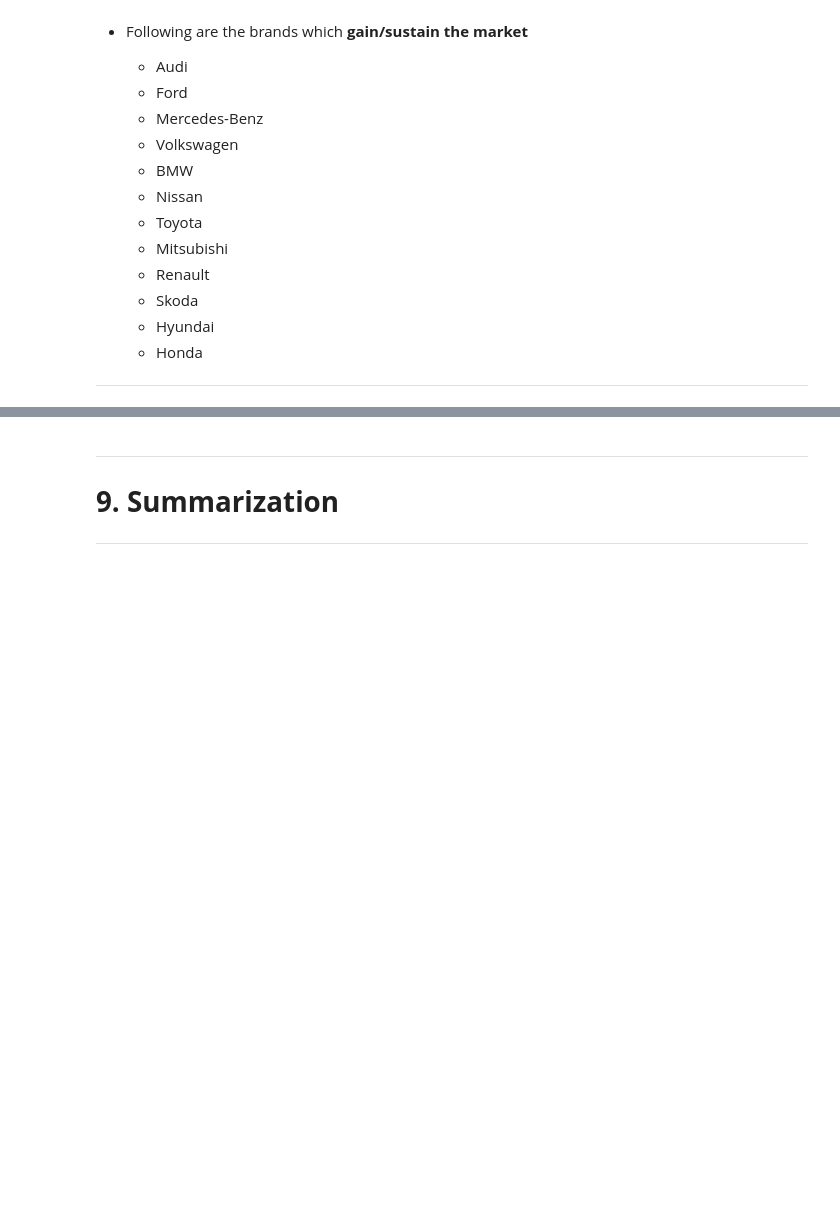
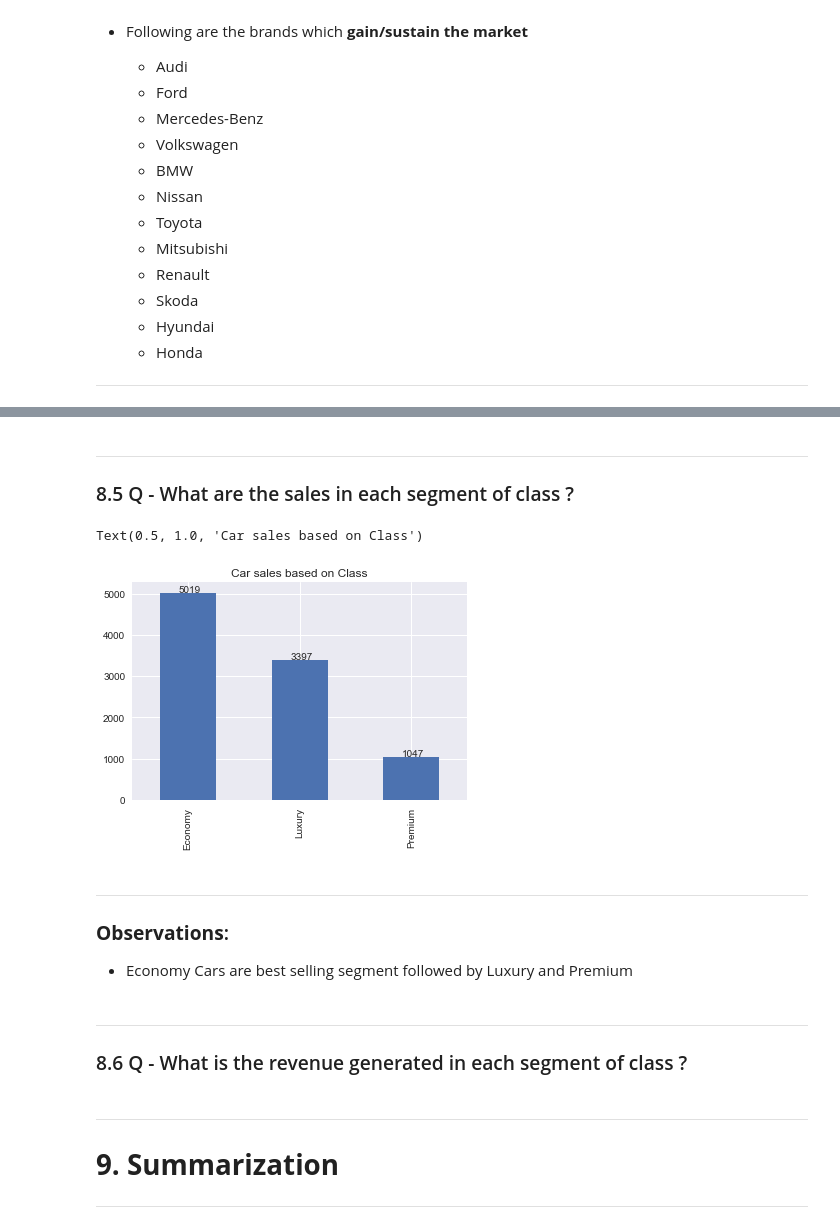
Before and after one commit to yoganandaraol/EDA_CarSales, a Jupyter notebook: EDA_Analysis_on_Used_Cars.ipynb, the cells around one changed output, grey strips where cells are left out. Cells and saved outputs as stored; diff of their text form; code cells hidden in the pictures; blank space fills up the shorter version.

```diff
--- a/EDA_Analysis_on_Used_Cars.ipynb
+++ b/EDA_Analysis_on_Used_Cars.ipynb
@@ -883,3 +929,44 @@ carsales_year_df
+# %% [markdown]
+---
+<a href="Section8_5"></a>
+### 8.5 Q - What are the sales in each segment of class ?
+# %%
+'''
+Fuction that computes the class of the car based on price
+Rules:
+    -- Economy --> Price less than 10000
+    -- Luxury  --> Price above 10000 and below 30000
+    -- Premium --> Price above 30000
+'''
+def classify_class(r):
+    if r.price <= 10000:
+        return "Economy"
+    elif (r.price > 10000) & (r.price <= 30000):
+        return "Luxury"
+    else:
+        return "Premium"
+# %%
+# Set new column called 'class' for defining the sement
+
+carsales_df["class"] = carsales_df.apply(classify_class, axis=1)
+# %%
+ax = carsales_df["class"].value_counts().plot.bar(figsize=(6,4))
+for p in ax.patches:
+    ax.annotate(str(p.get_height()), (p.get_x() + (p.get_width()/3), p.get_height()+10), rotation=0)
+
+plt.title("Car sales based on Class")
+# %% [output]
+Text(0.5, 1.0, 'Car sales based on Class')
+[figure, added]
+# %% [markdown]
+---
+### **Observations**:
+
+* Economy Cars are best selling segment followed by Luxury and Premium
+# %% [markdown]
+---
+<a href="Section8_6"></a>
+### 8.6 Q - What is the revenue generated in each segment of class ?
 # %% [markdown]
 ---
 <a name = Section9></a>
```
Also changed, not shown: parts of 10 cells of this notebook.
